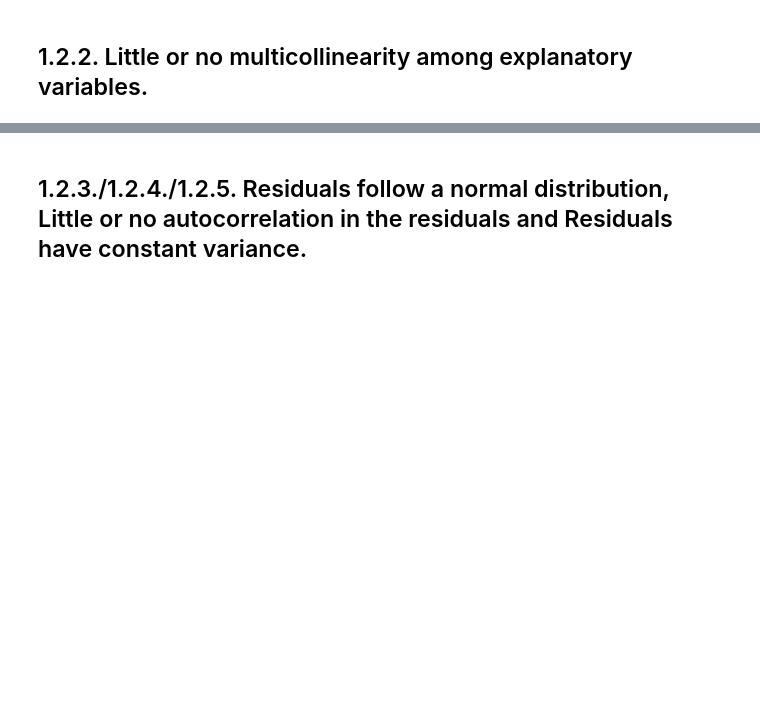
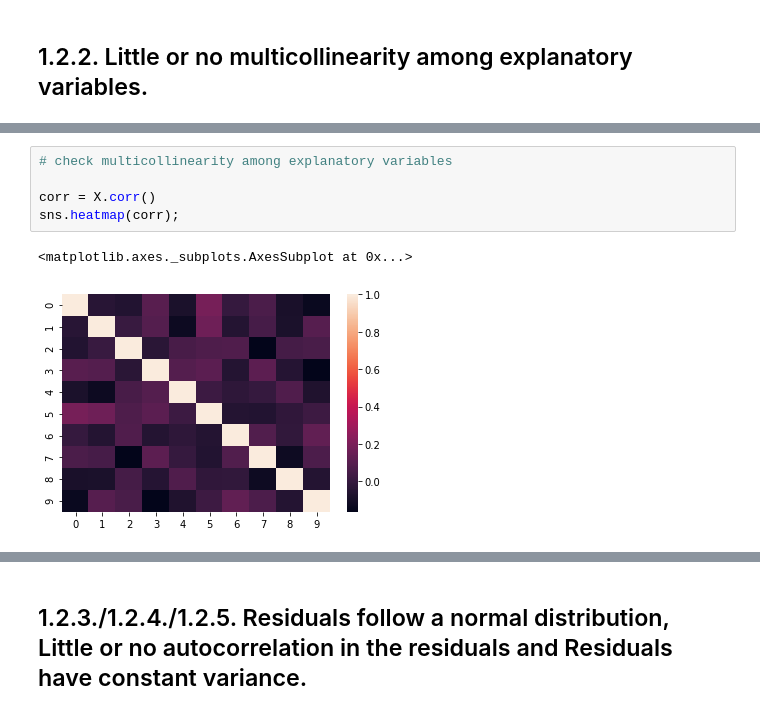
Before and after one commit to hongwai1920/Introduction-to-Linear-Regression, a Jupyter notebook: Introduction_to_Linear_Regression.ipynb, the cells around one changed output, grey strips where cells are left out. Drawn from its saved outputs; the diff is of its cells as text; blank space fills up the shorter version.

```diff
--- a/Introduction_to_Linear_Regression.ipynb
+++ b/Introduction_to_Linear_Regression.ipynb
@@ -133,0 +169,8 @@ Rxx = corr.iloc[1:, 1:].values
+# %%
+# check multicollinearity among explanatory variables
+
+corr = X.corr()
+sns.heatmap(corr);
+# %% [output]
+<matplotlib.axes._subplots.AxesSubplot at 0x...>
+[figure, added]
```
Also changed, not shown: parts of 23 cells of this notebook.
